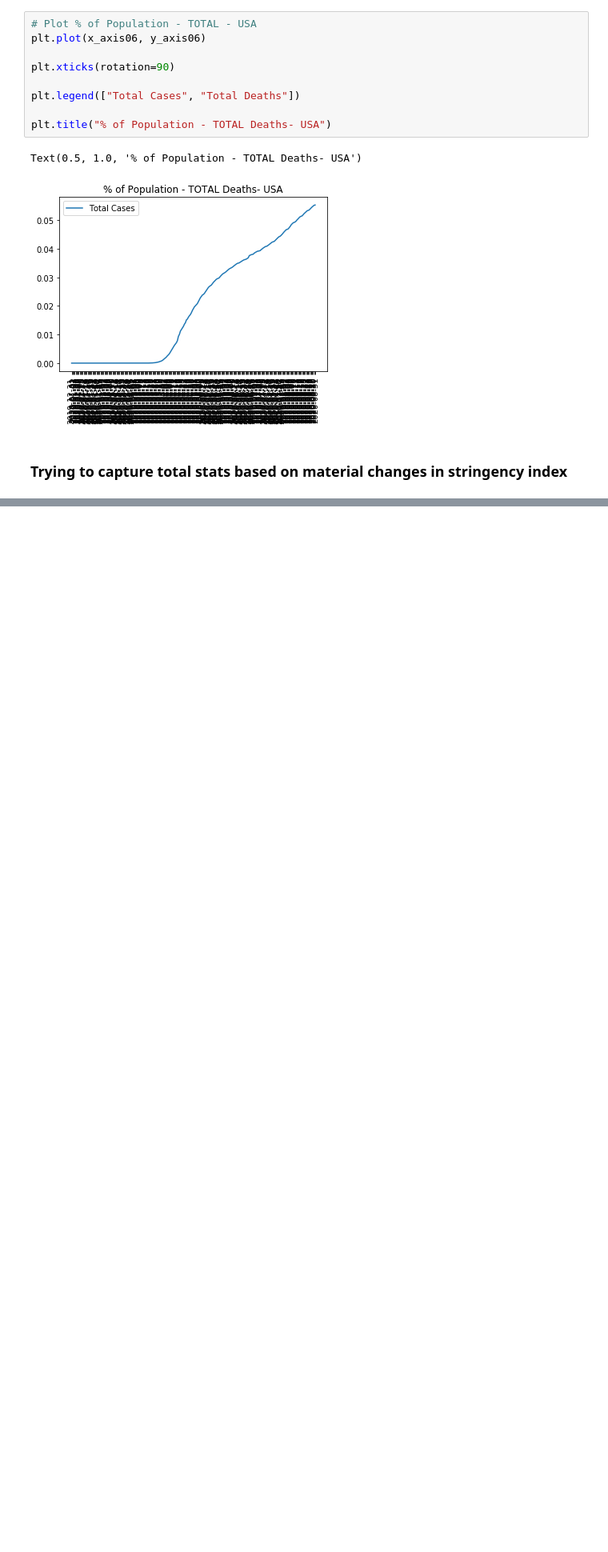
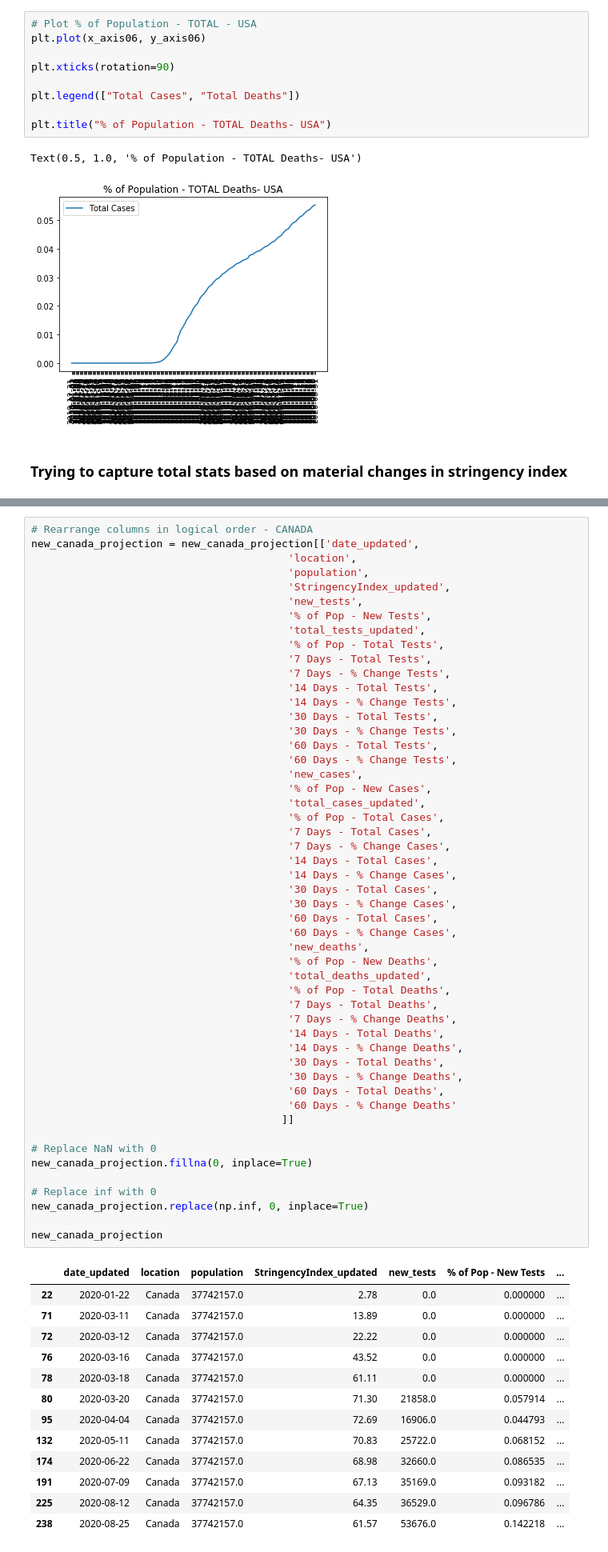
Before and after one commit to pmmfs/capstone-project, a Jupyter notebook: Analysis/government_regulation_impact_initial_analysis_mk.ipynb, the cells around one changed output, grey strips where cells are left out. Shown at 80% size. Drawn from its saved outputs; the diff is of its cells as text; blank space fills up the shorter version.

```diff
--- a/Analysis/government_regulation_impact_initial_analysis_mk.ipynb
+++ b/Analysis/government_regulation_impact_initial_analysis_mk.ipynb
@@ -494,0 +474,65 @@ Index(['date_updated', 'iso_code', 'continent', 'location', 'new_cases',
+# %%
+# Rearrange columns in logical order - CANADA
+new_canada_projection = new_canada_projection[['date_updated',
+                                         'location',
+                                         'population',
+                                         'StringencyIndex_updated',
+                                         'new_tests',
+                                         '% of Pop - New Tests',
+                                         'total_tests_updated',
+                                         '% of Pop - Total Tests',
+                                         '7 Days - Total Tests',
+                                         '7 Days - % Change Tests',
+                                         '14 Days - Total Tests',
+                                         '14 Days - % Change Tests',
+                                         '30 Days - Total Tests',
+                                         '30 Days - % Change Tests',
+                                         '60 Days - Total Tests',
+                                         '60 Days - % Change Tests',
+                                         'new_cases',
+                                         '% of Pop - New Cases',
+                                         'total_cases_updated',
+                                         '% of Pop - Total Cases',
+                                         '7 Days - Total Cases',
+                                         '7 Days - % Change Cases',
+                                         '14 Days - Total Cases',
+                                         '14 Days - % Change Cases',
+                                         '30 Days - Total Cases',
+                                         '30 Days - % Change Cases',
+                                         '60 Days - Total Cases',
+                                         '60 Days - % Change Cases',
+                                         'new_deaths',
+                                         '% of Pop - New Deaths',
+                                         'total_deaths_updated',
+                                         '% of Pop - Total Deaths',
+                                         '7 Days - Total Deaths',
+                                         '7 Days - % Change Deaths',
+                                         '14 Days - Total Deaths',
+                                         '14 Days - % Change Deaths',
+                                         '30 Days - Total Deaths',
+                                         '30 Days - % Change Deaths',
+                                         '60 Days - Total Deaths',
+                                         '60 Days - % Change Deaths'
+                                        ]]
+
+# Replace NaN with 0
+new_canada_projection.fillna(0, inplace=True)
+
+# Replace inf with 0
+new_canada_projection.replace(np.inf, 0, inplace=True)
+
+new_canada_projection
+# %% [output]
+|  | date_updated | location | population | StringencyIndex_updated | new_tests | % of Pop - New Tests | ... |
+| 22 | 2020-01-22 | Canada | 37742157.0 | 2.78 | 0.0 | 0.000000 | ... |
+| 71 | 2020-03-11 | Canada | 37742157.0 | 13.89 | 0.0 | 0.000000 | ... |
+| 72 | 2020-03-12 | Canada | 37742157.0 | 22.22 | 0.0 | 0.000000 | ... |
+| 76 | 2020-03-16 | Canada | 37742157.0 | 43.52 | 0.0 | 0.000000 | ... |
+| 78 | 2020-03-18 | Canada | 37742157.0 | 61.11 | 0.0 | 0.000000 | ... |
+| 80 | 2020-03-20 | Canada | 37742157.0 | 71.30 | 21858.0 | 0.057914 | ... |
+| 95 | 2020-04-04 | Canada | 37742157.0 | 72.69 | 16906.0 | 0.044793 | ... |
+| 132 | 2020-05-11 | Canada | 37742157.0 | 70.83 | 25722.0 | 0.068152 | ... |
+| 174 | 2020-06-22 | Canada | 37742157.0 | 68.98 | 32660.0 | 0.086535 | ... |
+| 191 | 2020-07-09 | Canada | 37742157.0 | 67.13 | 35169.0 | 0.093182 | ... |
+| 225 | 2020-08-12 | Canada | 37742157.0 | 64.35 | 36529.0 | 0.096786 | ... |
+| 238 | 2020-08-25 | Canada | 37742157.0 | 61.57 | 53676.0 | 0.142218 | ... |
```
Also changed, not shown: parts of 22 cells of this notebook.
